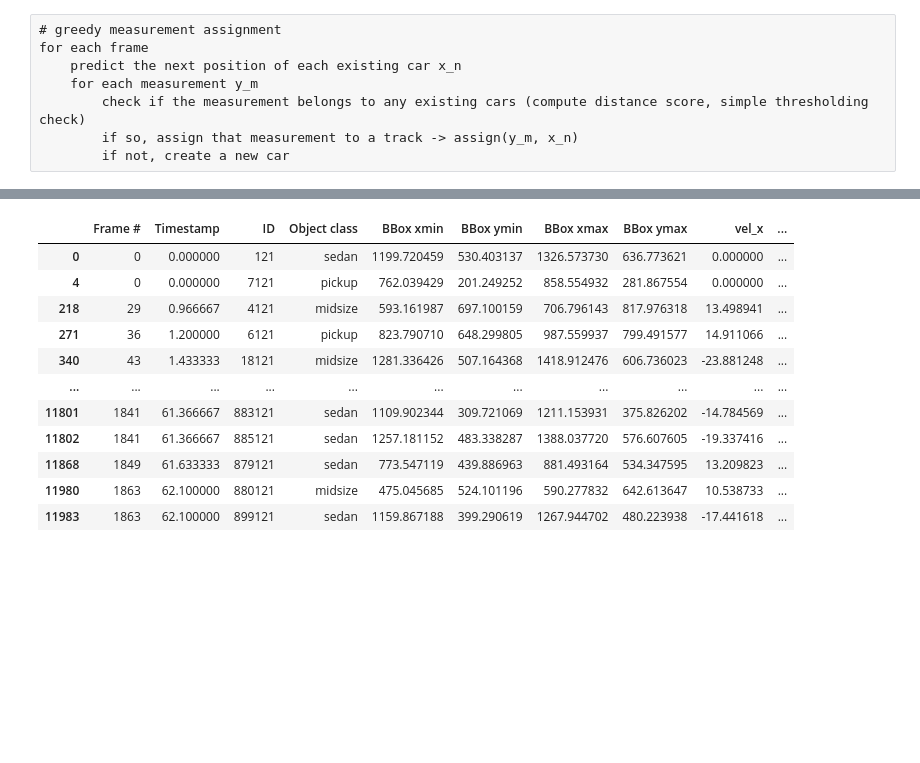
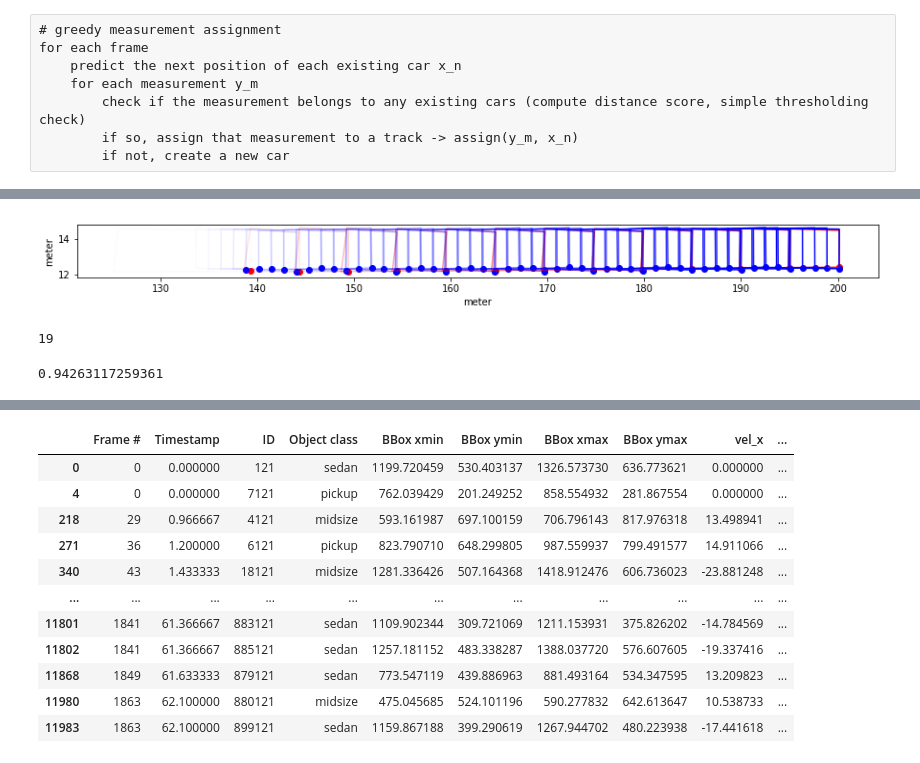
Before and after one commit to yanb514/I24-postprocessing, a Jupyter notebook: I24_data_association.ipynb, the cells around one changed output, grey strips where cells are left out. Drawn from its saved outputs; the diff is of its cells as text; code cells hidden in the pictures; blank space fills up the shorter version.

```diff
--- a/I24_data_association.ipynb
+++ b/I24_data_association.ipynb
@@ -80,0 +105,23 @@ DA_file
+# %%
+import utils_optimization as opt
+importlib.reload(opt)
+import time
+
+df = utils.read_data(data_path.joinpath('DA/DA_p1c2_0_track_outputs_3D.csv'))
+# dfre = utils.read_data(data_path.joinpath('rectified/rectified_p1c2_2_track_outputs_3D.csv'))
+# post = df[dfre['ID']==134122]
+# car = df[df['ID']==379122]
+# car = df[df['ID']==3747122]
+# car = df[df['ID']==137122]
+# car = df[df['ID']==5122]
+# car = df[df['ID']==414122]
+car = df[df['ID']==26120]
+# car = utils.reorder_points(car)
+pre = car.copy()
+pre = utils.img_to_road(pre, tform_path,'p1c2')
+pre = utils.reorder_points(pre)
+post = pre.copy()
+
+t = time.time()
+post = opt.rectify_single_camera(post)
+print(time.time()-t)
@@ -80,0 +138,6 @@ DA_file
+# %%
+# utils.plot_track_df(pre)
+utils.plot_track_compare(pre, post)
+# utils.plot_track_df(pre[:10])
+# %% [output]
+[figure, added]
@@ -80,0 +156,4 @@ DA_file
+# %%
+np.count_nonzero(~np.isnan(car['bbl_x'].values))
+# %% [output]
+19
@@ -81,3 +162,16 @@ DA_file
+# %%
+import numpy.linalg as LA
+pts = ['bbr_x','bbr_y', 'fbr_x','fbr_y','fbl_x','fbl_y','bbl_x', 'bbl_y']
+notNan = ~np.isnan(np.sum(Y1,axis=-1))
+Y1 = np.array(pre[pts])
+# Yre = np.array(post[pts])
+lam1 = 1
+xs = Y1[:,[0,2,4,6]][notNan,:]-Yre[:,[0,2,4,6]][notNan,:]
+ys = Y1[:,[1,3,5,7]][notNan,:]-Yre[:,[1,3,5,7]][notNan,:]
+c1 = lam1*(0.99*np.sum(LA.norm(xs,axis=1))+0.01*np.sum(LA.norm(ys,axis=1)))/np.count_nonzero(notNan)
+print(c1)
+# %% [output]
+0.94263117259361
 # %%
 # try getting w & l from the perfect box
 perfect = utils.read_data(data_path.joinpath('rectified/rectified_p1c2_1_track_outputs_3D_perfect.csv'))
```
Also changed, not shown: parts of 23 cells of this notebook, 3 other files.
